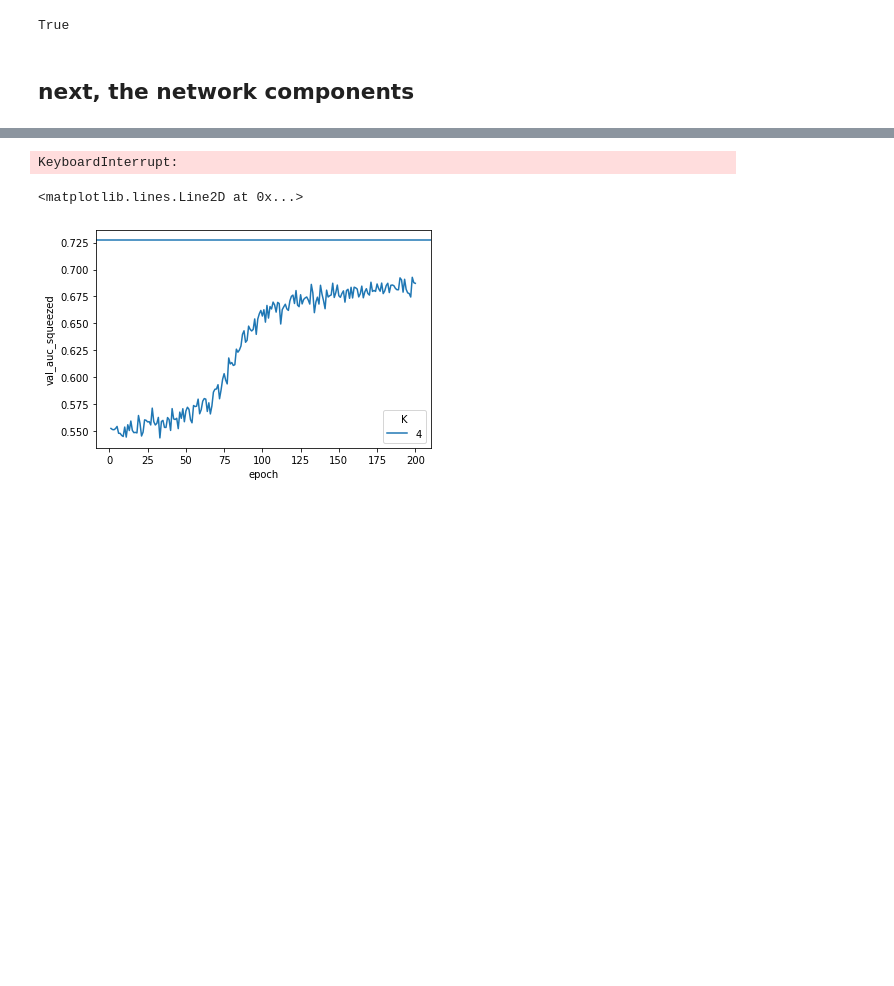
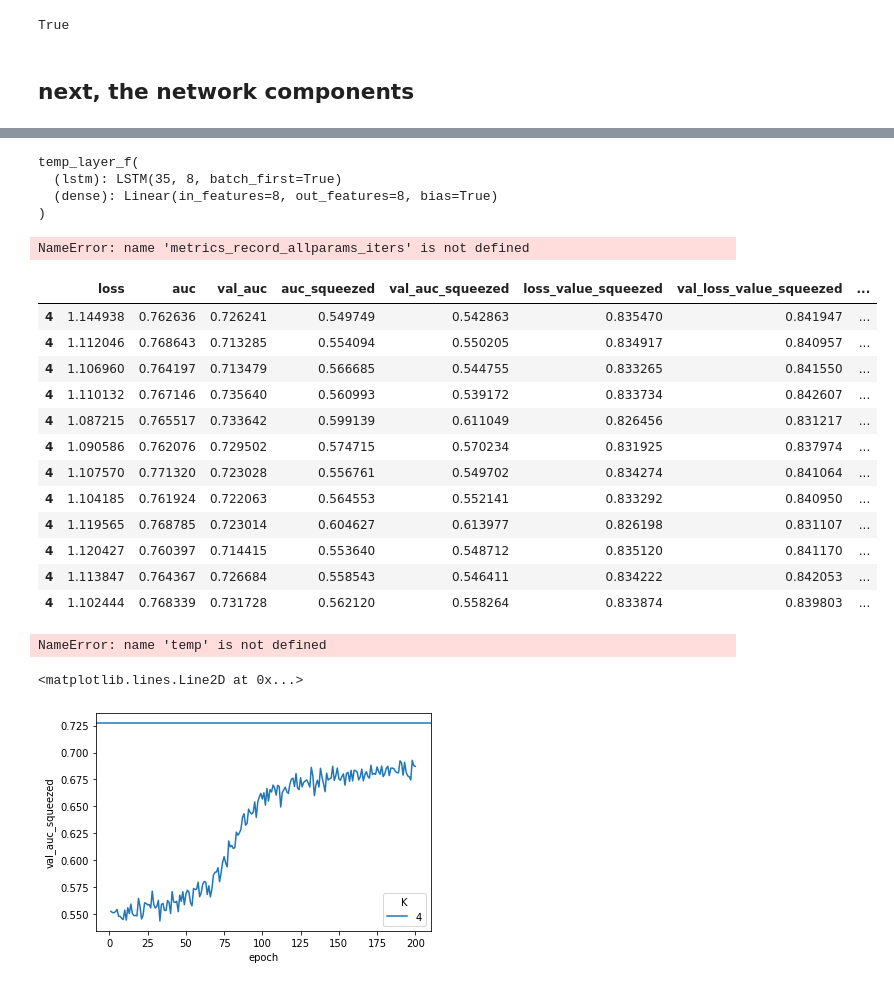
Before and after one commit to joebhakim/testbed, a Jupyter notebook: dev_notebook.ipynb, the cells around one changed output, grey strips where cells are left out. Cells and saved outputs as stored; diff of their text form; code cells hidden in the pictures; blank space fills up the shorter version.

Commit message:
committing again since i just lost some data

```diff
--- a/dev_notebook.ipynb
+++ b/dev_notebook.ipynb
@@ -366,3 +368,22 @@ tf = utils.temp_layer_f()
 tg = utils.temp_layer_g()
 
 utils.run_pretrain_loop(x_train, y_train, x_val, y_val, tf, tg, bs=2000, n_epochs=500)
+# %%
+metrics_record_iters = []
+
+for n in range(3):
+    metrics_record_dict = {}
+
+    K_iter_list = [16]
+
+    for K in K_iter_list:
+        metrics_record = utils.training_loop_iter_K(K, x_train, y_train, x_val, y_val, bs=512, n_epochs=200, n_epochs_pretrain=100, tf=tf, tg=tg)
+        metrics_record_dict[K] = metrics_record
+        metrics_record_dict[K]['K'] = K
+
+    metrics_record_allparams = pd.concat([metrics_record_dict[K_iter] for K_iter in K_iter_list])
+    metrics_record_allparams['K'] = pd.Categorical(metrics_record_allparams['K']) # for plotting
+
+    metrics_record_iters.append(metrics_record_allparams)
+
+metrics_record_allparams_iters = pd.concat(metrics_record_iters)
@@ -368,0 +402,27 @@ utils.run_pretrain_loop(x_train, y_train, x_val, y_val, tf, tg, bs=2000, n_epoch
+# %%
+th)iter
+# %% [output]
+temp_layer_f(
+  (lstm): LSTM(35, 8, batch_first=True)
+  (dense): Linear(in_features=8, out_features=8, bias=True)
+)
+# %%
+temp = metrics_record_allparams_iters[metrics_record_allparams_iters['epoch'] ==5 ].copy()
+# %% [output]
+NameError: name 'metrics_record_allparams_iters' is not defined
+# %%
+temp
+# %% [output]
+|  | loss | auc | val_auc | auc_squeezed | val_auc_squeezed | loss_value_squeezed | val_loss_value_squeezed | ... |
+| 4 | 1.144938 | 0.762636 | 0.726241 | 0.549749 | 0.542863 | 0.835470 | 0.841947 | ... |
+| 4 | 1.112046 | 0.768643 | 0.713285 | 0.554094 | 0.550205 | 0.834917 | 0.840957 | ... |
+| 4 | 1.106960 | 0.764197 | 0.713479 | 0.566685 | 0.544755 | 0.833265 | 0.841550 | ... |
+| 4 | 1.110132 | 0.767146 | 0.735640 | 0.560993 | 0.539172 | 0.833734 | 0.842607 | ... |
+| 4 | 1.087215 | 0.765517 | 0.733642 | 0.599139 | 0.611049 | 0.826456 | 0.831217 | ... |
+| 4 | 1.090586 | 0.762076 | 0.729502 | 0.574715 | 0.570234 | 0.831925 | 0.837974 | ... |
+| 4 | 1.107570 | 0.771320 | 0.723028 | 0.556761 | 0.549702 | 0.834274 | 0.841064 | ... |
+| 4 | 1.104185 | 0.761924 | 0.722063 | 0.564553 | 0.552141 | 0.833292 | 0.840950 | ... |
+| 4 | 1.119565 | 0.768785 | 0.723014 | 0.604627 | 0.613977 | 0.826198 | 0.831107 | ... |
+| 4 | 1.120427 | 0.760397 | 0.714415 | 0.553640 | 0.548712 | 0.835120 | 0.841170 | ... |
+| 4 | 1.113847 | 0.764367 | 0.726684 | 0.558543 | 0.546411 | 0.834222 | 0.842053 | ... |
+| 4 | 1.102444 | 0.768339 | 0.731728 | 0.562120 | 0.558264 | 0.833874 | 0.839803 | ... |
@@ -369,17 +431,20 @@ utils.run_pretrain_loop(x_train, y_train, x_val, y_val, tf, tg, bs=2000, n_epoch
+# %%
+sns.boxplot(data=temp, x='K', y='val_auc_squeezed')
+sns.stripplot(data=temp, x='K', y='val_auc_squeezed', color='k')
+# %% [output]
+NameError: name 'temp' is not defined
 # %%
 metrics_record_dict = {}
 
 K_iter_list = [1,4,16,64]
 
 for K in K_iter_list:
-    metrics_record = utils.training_loop_iter_K(K, x_train, y_train, x_val, y_val, bs=512, n_epochs=200, n_epochs_pretrain=100, tf=tf, tg=tg)
+    metrics_record = utils.training_loop_iter_K(K, x_train, y_train, x_val, y_val, bs=512, n_epochs=20, n_epochs_pretrain=100, tf=tf, tg=tg)
     metrics_record_dict[K] = metrics_record
     metrics_record_dict[K]['K'] = K
 
 metrics_record_allparams = pd.concat([metrics_record_dict[K_iter] for K_iter in K_iter_list])
 metrics_record_allparams['K'] = pd.Categorical(metrics_record_allparams['K']) # for plotting
-# %% [output]
-KeyboardInterrupt:
 # %%
 val_auc_est = metrics_record_allparams.iloc[-1]['val_auc']
 # %%
```
Also changed, not shown: parts of 7 cells of this notebook, 2 other files.
